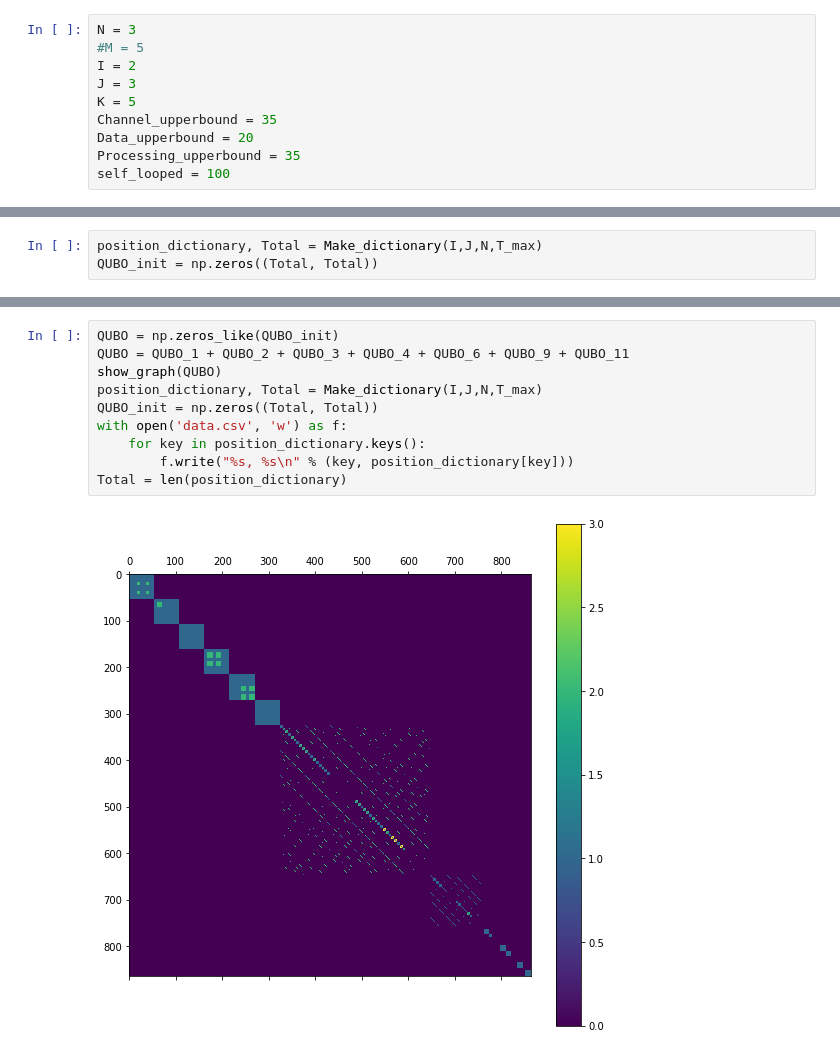
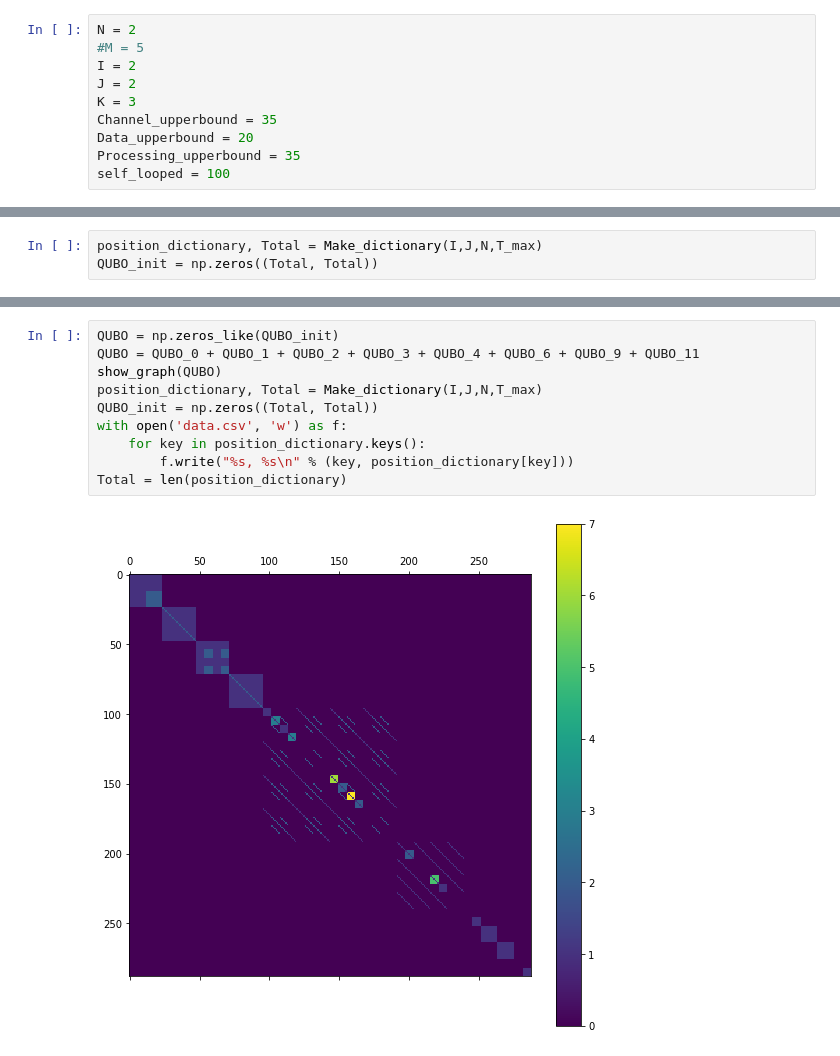
Before and after one commit to djzts/UoH_code, a Jupyter notebook: Wenlu/Final_algorithm.ipynb, the cells around one changed output, grey strips where cells are left out. Saved outputs shown, nothing was run; the diff lists cells and outputs as text.

```diff
--- a/Wenlu/Final_algorithm.ipynb
+++ b/Wenlu/Final_algorithm.ipynb
@@ -9,11 +9,11 @@ warnings.filterwarnings("ignore")
 import time
 import csv
 # %%
-N = 3
+N = 2
 #M = 5
 I = 2
-J = 3
-K = 5
+J = 2
+K = 3
 Channel_upperbound = 35
 Data_upperbound = 20
 Processing_upperbound = 35
@@ -270,15 +266,15 @@ show_graph(QUBO_11)
 # %%
 QUBO = np.zeros_like(QUBO_init)
-QUBO = QUBO_1 + QUBO_2 + QUBO_3 + QUBO_4 + QUBO_6 + QUBO_9 + QUBO_11
+QUBO = QUBO_0 + QUBO_1 + QUBO_2 + QUBO_3 + QUBO_4 + QUBO_6 + QUBO_9 + QUBO_11
 show_graph(QUBO)
 position_dictionary, Total = Make_dictionary(I,J,N,T_max)
 QUBO_init = np.zeros((Total, Total))
 with open('data.csv', 'w') as f:
     for key in position_dictionary.keys():
         f.write("%s, %s\n" % (key, position_dictionary[key]))
 Total = len(position_dictionary)
 # %% [output]
-[figure, old version]
+[figure, new version]
 # %%
 ## Single Slack Variable part
 #C5
```
Also changed, not shown: parts of 39 cells of this notebook, 5 other files.
